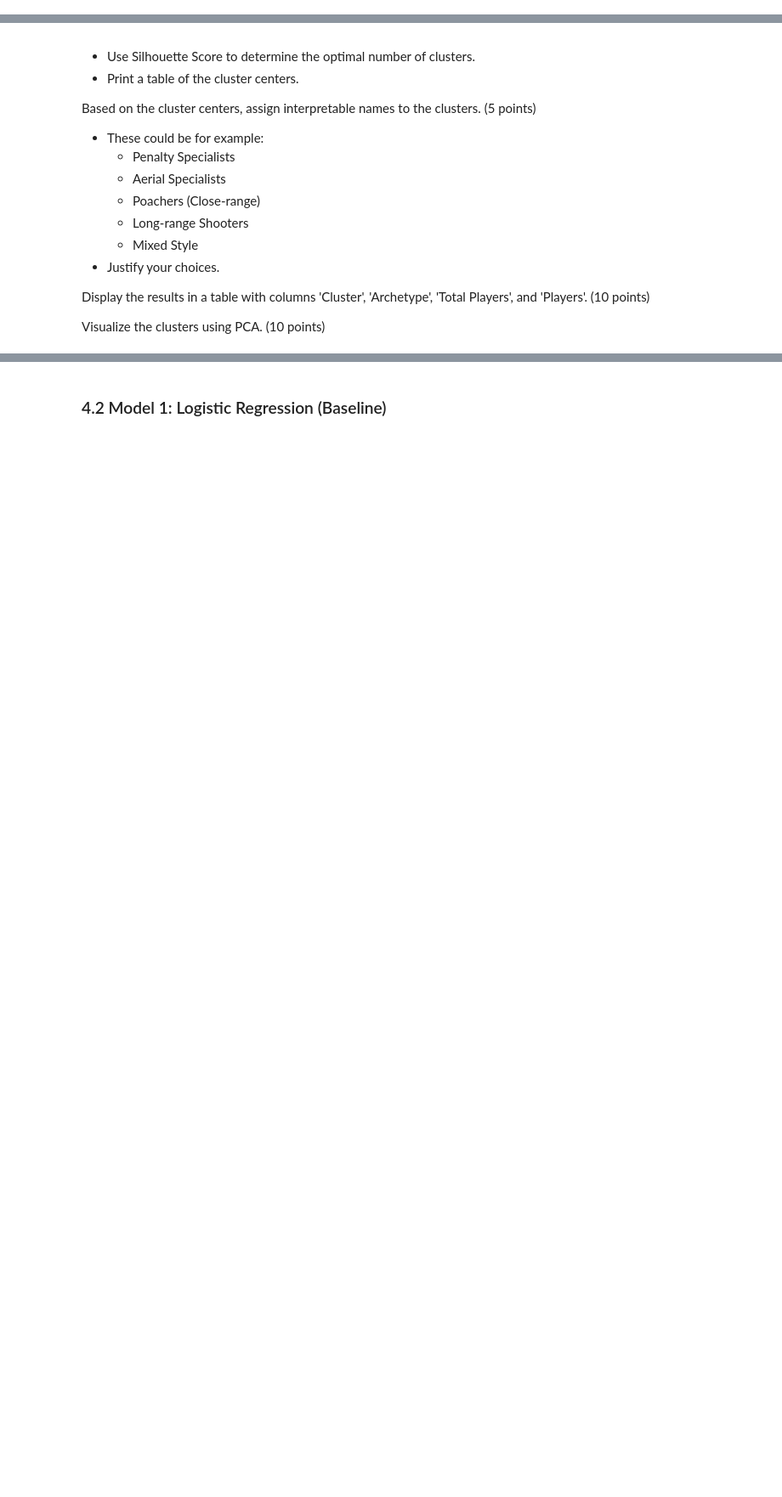
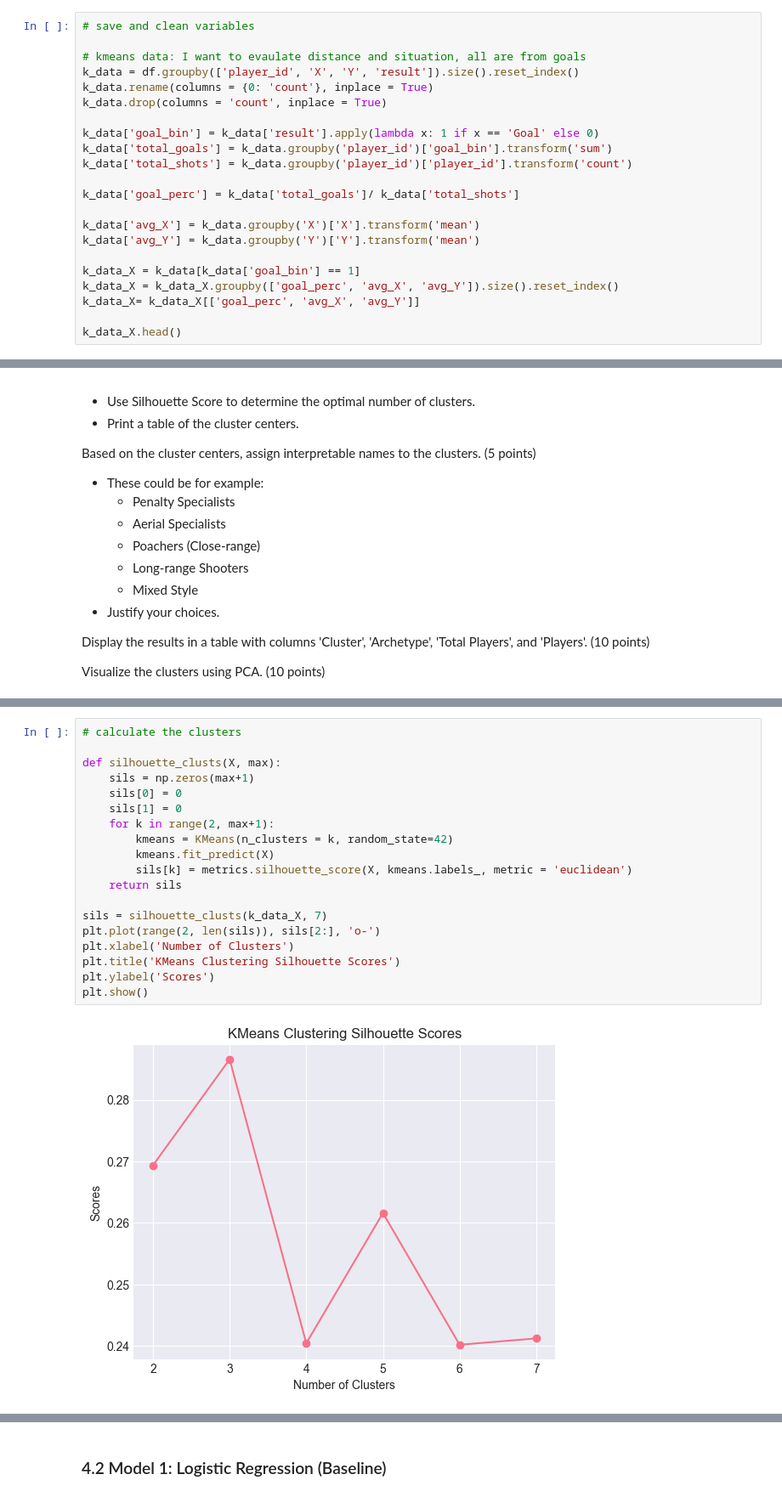
Before and after one commit to smgibson19/ds701_fa25_midterm_challenge_sports, a Jupyter notebook: LALIGA_Analysis_Challenge.ipynb, the cells around one changed output, grey strips where cells are left out. Shown at 85% size. Saved outputs shown, nothing was run; the diff lists cells and outputs as text; blank space fills up the shorter version.

```diff
--- a/LALIGA_Analysis_Challenge.ipynb
+++ b/LALIGA_Analysis_Challenge.ipynb
@@ -660,0 +650,22 @@ Create derived features that will be useful for modeling. (10 points)
+# %%
+# save and clean variables
+
+# kmeans data: I want to evaulate distance and situation, all are from goals
+k_data = df.groupby(['player_id', 'X', 'Y', 'result']).size().reset_index()
+k_data.rename(columns = {0: 'count'}, inplace = True)
+k_data.drop(columns = 'count', inplace = True)
+
+k_data['goal_bin'] = k_data['result'].apply(lambda x: 1 if x == 'Goal' else 0)
+k_data['total_goals'] = k_data.groupby('player_id')['goal_bin'].transform('sum')
+k_data['total_shots'] = k_data.groupby('player_id')['player_id'].transform('count')
+
+k_data['goal_perc'] = k_data['total_goals']/ k_data['total_shots']
+
+k_data['avg_X'] = k_data.groupby('X')['X'].transform('mean')
+k_data['avg_Y'] = k_data.groupby('Y')['Y'].transform('mean')
+
+k_data_X = k_data[k_data['goal_bin'] == 1]
+k_data_X = k_data_X.groupby(['goal_perc', 'avg_X', 'avg_Y']).size().reset_index()
+k_data_X= k_data_X[['goal_perc', 'avg_X', 'avg_Y']]
+
+k_data_X.head()
@@ -719,0 +743,21 @@ Visualize the clusters using PCA. (10 points)
+# %%
+# calculate the clusters
+
+def silhouette_clusts(X, max):
+    sils = np.zeros(max+1)
+    sils[0] = 0
+    sils[1] = 0
+    for k in range(2, max+1):
+        kmeans = KMeans(n_clusters = k, random_state=42)
+        kmeans.fit_predict(X)
+        sils[k] = metrics.silhouette_score(X, kmeans.labels_, metric = 'euclidean')
+    return sils
+
+sils = silhouette_clusts(k_data_X, 7)
+plt.plot(range(2, len(sils)), sils[2:], 'o-')
+plt.xlabel('Number of Clusters')
+plt.title('KMeans Clustering Silhouette Scores')
+plt.ylabel('Scores')
+plt.show()
+# %% [output]
+[figure, added]
```
Also changed, not shown: parts of 15 cells of this notebook.
